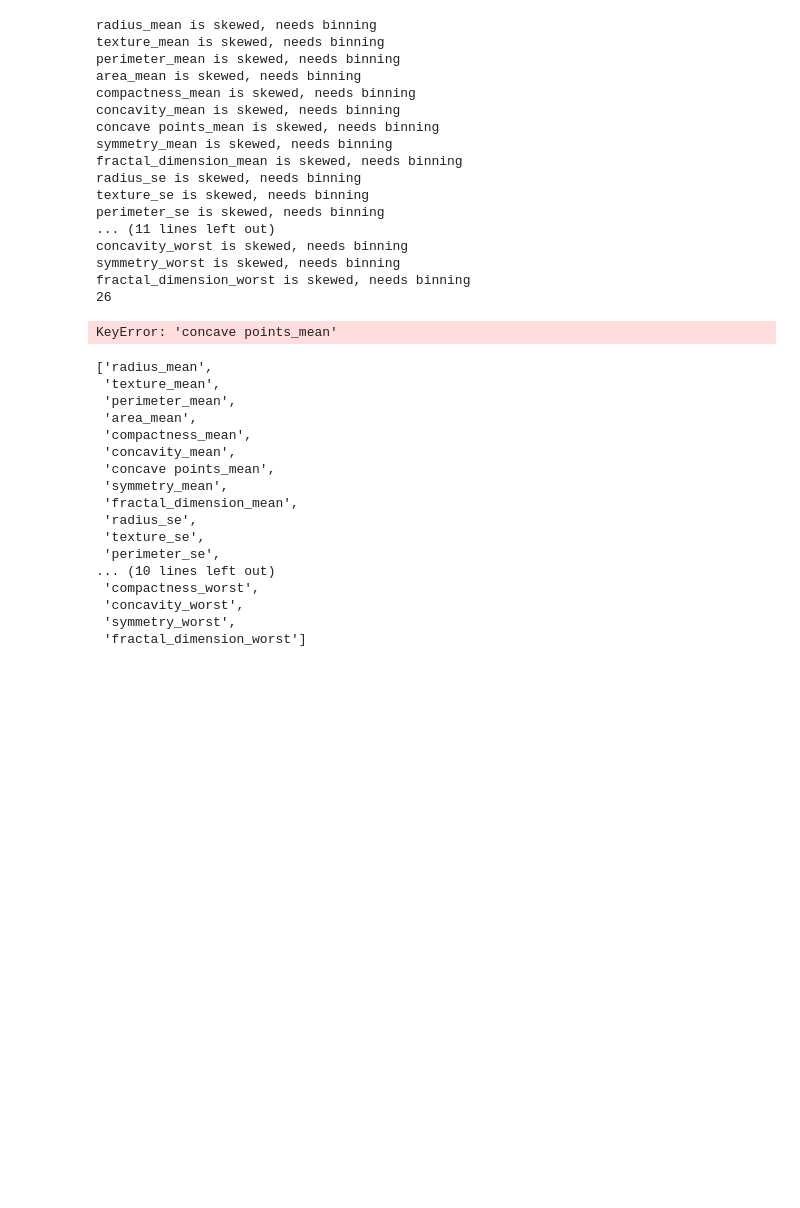
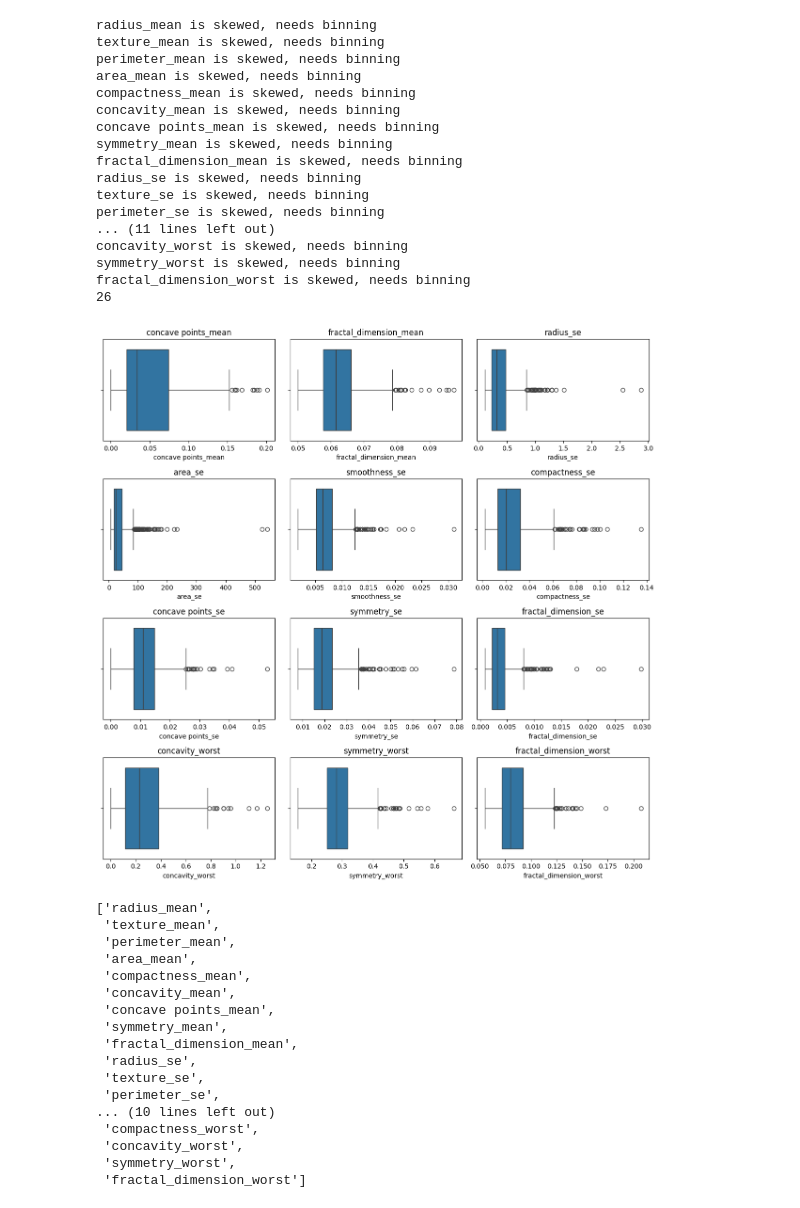
Before and after one commit to taniyeahh7/B_EDA_DA, a Jupyter notebook: EDA_JupyNb.ipynb, the cells around one changed output. Saved outputs shown, nothing was run; the diff lists cells and outputs as text; code cells hidden in the pictures; blank space fills up the shorter version.

```diff
--- a/EDA_JupyNb.ipynb
+++ b/EDA_JupyNb.ipynb
@@ -224,12 +224,30 @@ concavity_worst is skewed, needs binning
 symmetry_worst is skewed, needs binning
 fractal_dimension_worst is skewed, needs binning
 26
-# %%
-for i in skewed_col:
-    sns.boxplot(x = df[i])
-    plt.show()
-# %% [output]
-KeyError: 'concave points_mean'
+# %%
+# for i in skewed_col:
+#     sns.boxplot(x = df[i])
+#     plt.show()
+
+import math
+num_cols = len(skewed_col)
+ncols = 3
+nrows = math.ceil(num_cols / ncols)
+
+fig, axes = plt.subplots(nrows=nrows, ncols=ncols, figsize=(12, 3 * nrows))
+axes = axes.flatten()
+
+for i, col in enumerate(skewed_col):
+    sns.boxplot(x=df[col], ax=axes[i])
+    axes[i].set_title(col)
+
+for j in range(len(skewed_col), len(axes)):
+    axes[j].axis('off')
+
+plt.tight_layout()
+plt.show()
+# %% [output]
+[figure, added]
 # %%
 skewed_col
 # %% [output]
```
Also changed, not shown: parts of 16 cells of this notebook.
